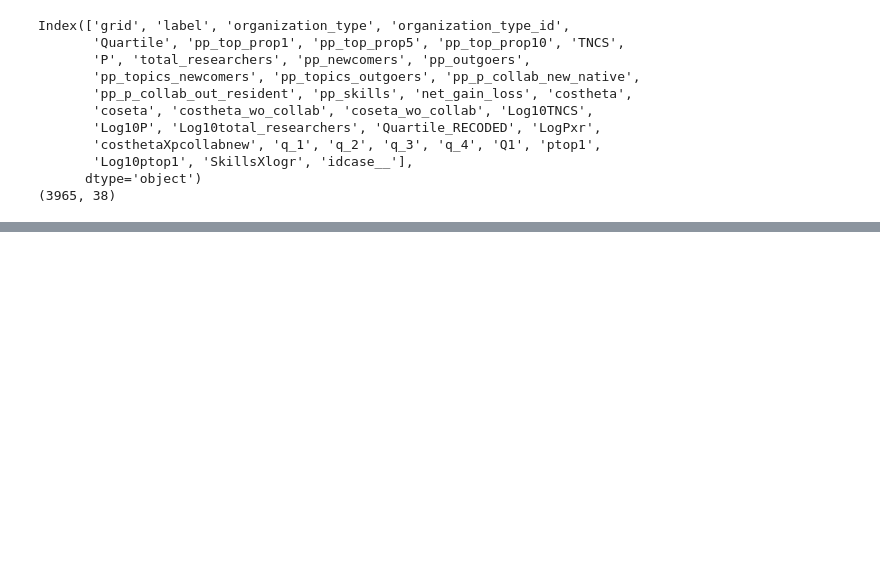
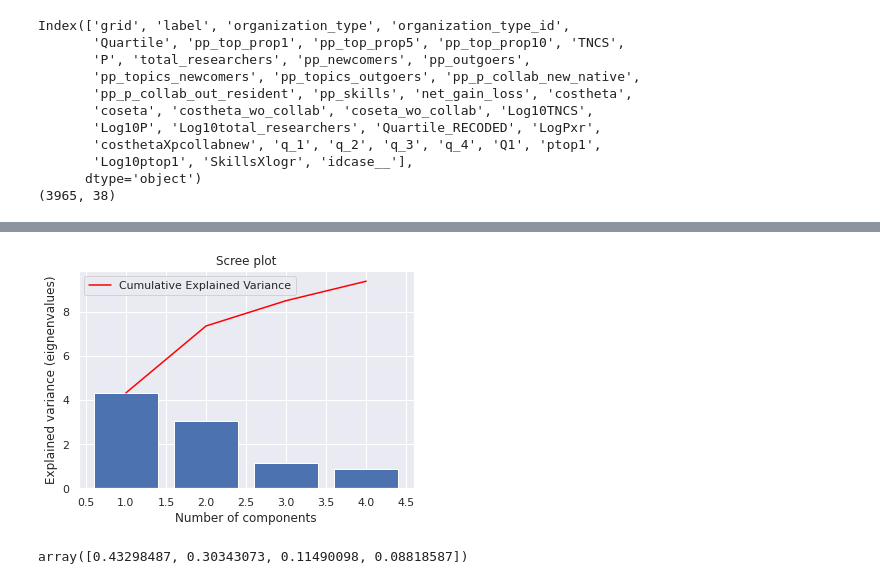
Before and after one commit to MarciaFG/scimobility, a Jupyter notebook: AlignP_PCA.ipynb, the cells around one changed output, grey strips where cells are left out. Drawn from its saved outputs; the diff is of its cells as text; code cells hidden in the pictures; blank space fills up the shorter version.

```diff
--- a/AlignP_PCA.ipynb
+++ b/AlignP_PCA.ipynb
@@ -106,0 +281,21 @@ Index(['grid', 'label', 'organization_type', 'organization_type_id',
+# %%
+# Bar plot of explained_variance
+plt.bar(
+    range(1,len(pca.explained_variance_)+1),
+    pca.explained_variance_
+    )
+
+plt.plot(
+    range(1,len(pca.explained_variance_ )+1),
+    np.cumsum(pca.explained_variance_),
+    c='red',
+    label='Cumulative Explained Variance')
+
+plt.legend(loc='upper left')
+plt.xlabel('Number of components')
+plt.ylabel('Explained variance (eignenvalues)')
+plt.title('Scree plot')
+
+plt.show()
+# %% [output]
+[figure, added]
@@ -106,0 +305,4 @@ Index(['grid', 'label', 'organization_type', 'organization_type_id',
+# %%
+pca.explained_variance_ratio_*100
+# %% [output]
+array([0.43298487, 0.30343073, 0.11490098, 0.08818587])
```
Also changed, not shown: parts of 24 cells of this notebook.
